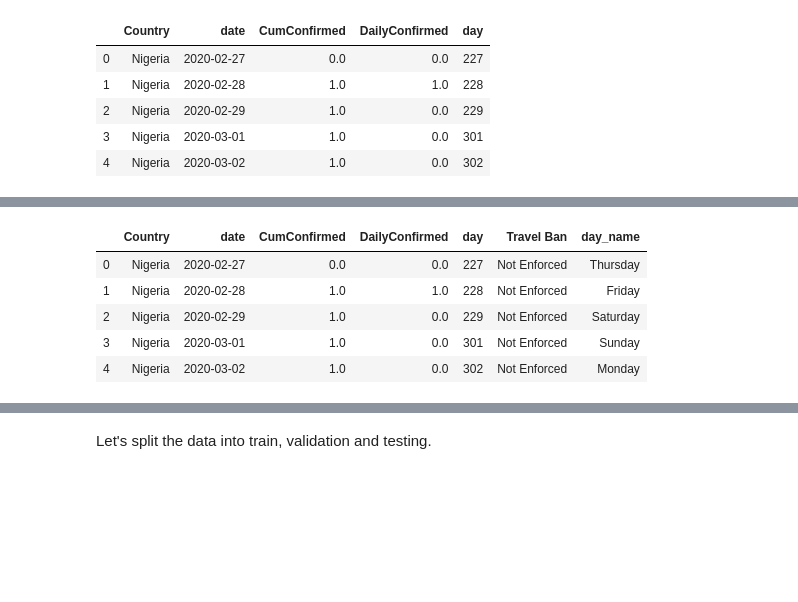
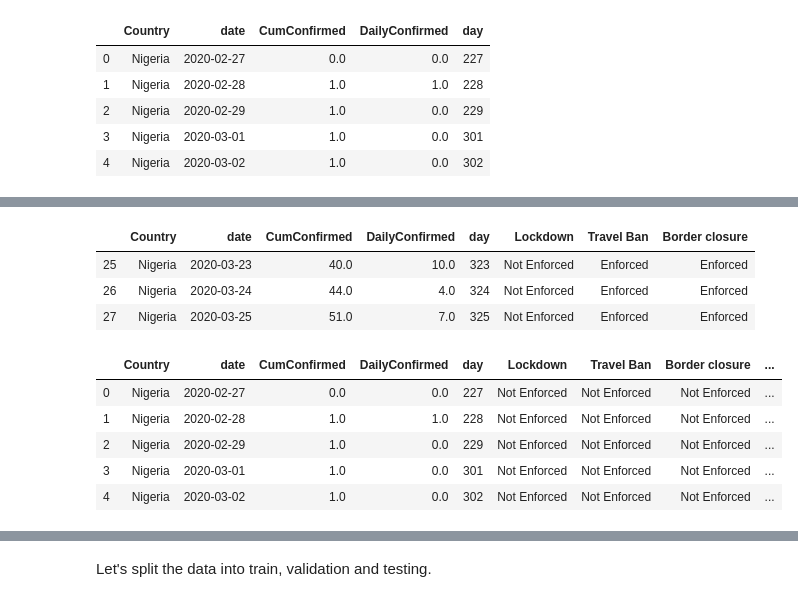
Before and after one commit to iameo/iameo-blog-src, a Jupyter notebook: content/notebooks/Covid19_Forecasting(NG).ipynb, the cells around one changed output, grey strips where cells are left out. Drawn from its saved outputs; the diff is of its cells as text; code cells hidden in the pictures; blank space fills up the shorter version.

```diff
--- a/content/notebooks/Covid19_Forecasting(NG).ipynb
+++ b/content/notebooks/Covid19_Forecasting(NG).ipynb
@@ -262,9 +301,9 @@ NG_data.iplot(x='date', y='DailyConfirmed')
 # %% [markdown]
 Now, let's slip in data for our testing. I want to make predictions for the next 8 days, starting on the 28th, and then merge with our data on the row level.
 # %%
-post_date = ['2020-05-02', '2020-05-03', '2020-05-04', '2020-05-05', '2020-05-06', '2020-05-07', '2020-05-08']
+post_date = ['2020-05-04','2020-05-05', '2020-05-06', '2020-05-07', '2020-05-08', '2020-05-09', '2020-05-10']
 post_incident = pd.DataFrame(post_date, columns=["date"])
 post_incident["date"] = post_incident['date'].astype('datetime64[ns]')
-post_incident.head(5)
+post_incident #the next 7 days
 # %% [output]
 |  | date |
@@ -335,3 +367,16 @@ I contemplated using the bolded ones and ended up picking just one: Travel Ban.
+# %%
+def assumed_lkdown(val):
+    if val <= 330:
+        return "Not Enforced"
+    if val >= 331 and val <= 402: #first three days after proposed lockdown
+        return "Relaxed"
+    elif val >= 403 and val <=410: #police mobilization and lockdown security goes up
+        return "Tight"
+    else:
+        return "Relaxed"
+
+
+#Lagos, Abuja, and Kano hold high cases and the assumed lockdown was modelled from them.
 # %%
-# covid19_NG["Lockdown"] = covid19_NG["day"].apply(lk)
-# covid19_NG[covid19_NG["Lockdown"] == "Relaxed"].head(3)
+covid19_NG["Lockdown"] = covid19_NG["day"].apply(assumed_lkdown)
+covid19_NG[covid19_NG["Lockdown"] == "Relaxed"].head(3)
@@ -348,11 +398,19 @@ covid19_NG[covid19_NG["Travel Ban"] == "Enforced"].head(3)
+# %%
+covid19_NG["Border closure"] = covid19_NG["day"].apply(lambda x: "Enforced" if x >= 323 else "Not Enforced")
+covid19_NG[covid19_NG["Border closure"] == "Enforced"].head(3)
+# %% [output]
+|  | Country | date | CumConfirmed | DailyConfirmed | day | Lockdown | Travel Ban | Border closure |
+| 25 | Nigeria | 2020-03-23 | 40.0 | 10.0 | 323 | Not Enforced | Enforced | Enforced |
+| 26 | Nigeria | 2020-03-24 | 44.0 | 4.0 | 324 | Not Enforced | Enforced | Enforced |
+| 27 | Nigeria | 2020-03-25 | 51.0 | 7.0 | 325 | Not Enforced | Enforced | Enforced |
 # %%
-covid19_NG["day_name"] = covid19_NG.date.dt.day_name()
+covid19_NG["dayName"] = covid19_NG.date.dt.day_name()
 covid19_NG.head()
 # %% [output]
-|  | Country | date | CumConfirmed | DailyConfirmed | day | Travel Ban | day_name |
-| 0 | Nigeria | 2020-02-27 | 0.0 | 0.0 | 227 | Not Enforced | Thursday |
-| 1 | Nigeria | 2020-02-28 | 1.0 | 1.0 | 228 | Not Enforced | Friday |
-| 2 | Nigeria | 2020-02-29 | 1.0 | 0.0 | 229 | Not Enforced | Saturday |
-| 3 | Nigeria | 2020-03-01 | 1.0 | 0.0 | 301 | Not Enforced | Sunday |
-| 4 | Nigeria | 2020-03-02 | 1.0 | 0.0 | 302 | Not Enforced | Monday |
+|  | Country | date | CumConfirmed | DailyConfirmed | day | Lockdown | Travel Ban | Border closure | ... |
+| 0 | Nigeria | 2020-02-27 | 0.0 | 0.0 | 227 | Not Enforced | Not Enforced | Not Enforced | ... |
+| 1 | Nigeria | 2020-02-28 | 1.0 | 1.0 | 228 | Not Enforced | Not Enforced | Not Enforced | ... |
+| 2 | Nigeria | 2020-02-29 | 1.0 | 0.0 | 229 | Not Enforced | Not Enforced | Not Enforced | ... |
+| 3 | Nigeria | 2020-03-01 | 1.0 | 0.0 | 301 | Not Enforced | Not Enforced | Not Enforced | ... |
+| 4 | Nigeria | 2020-03-02 | 1.0 | 0.0 | 302 | Not Enforced | Not Enforced | Not Enforced | ... |
 # %%
```
Also changed, not shown: parts of 66 cells of this notebook, 11 other files.
